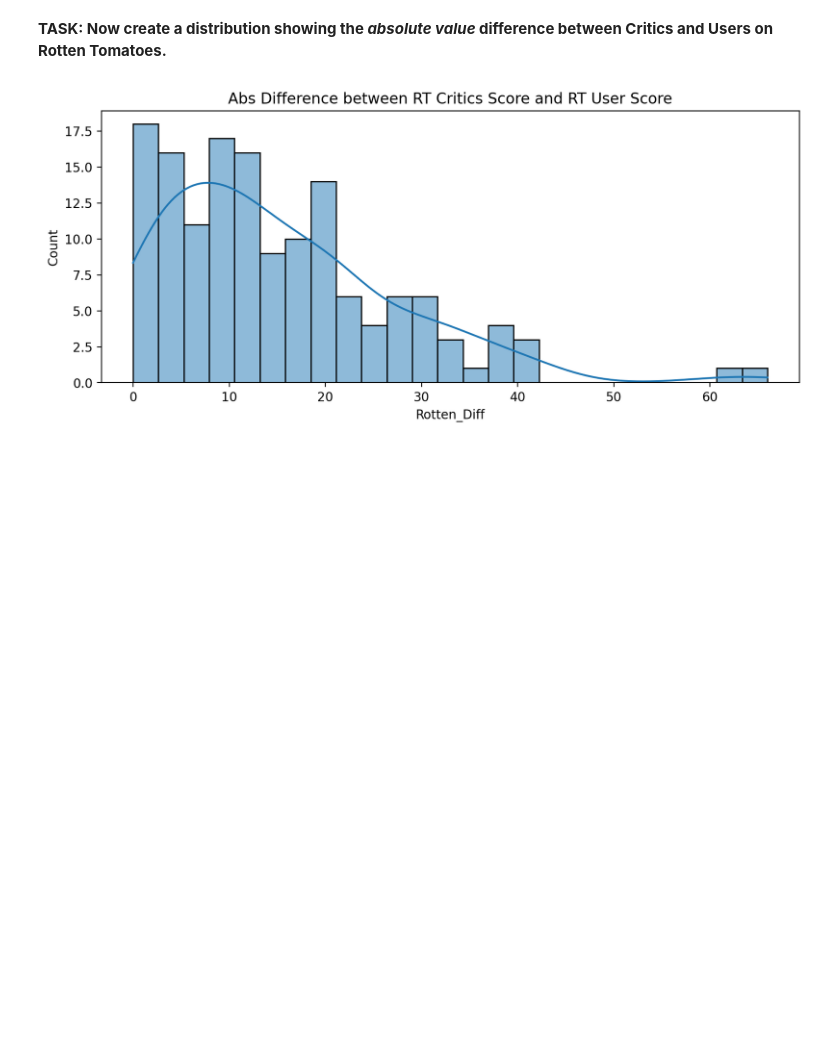
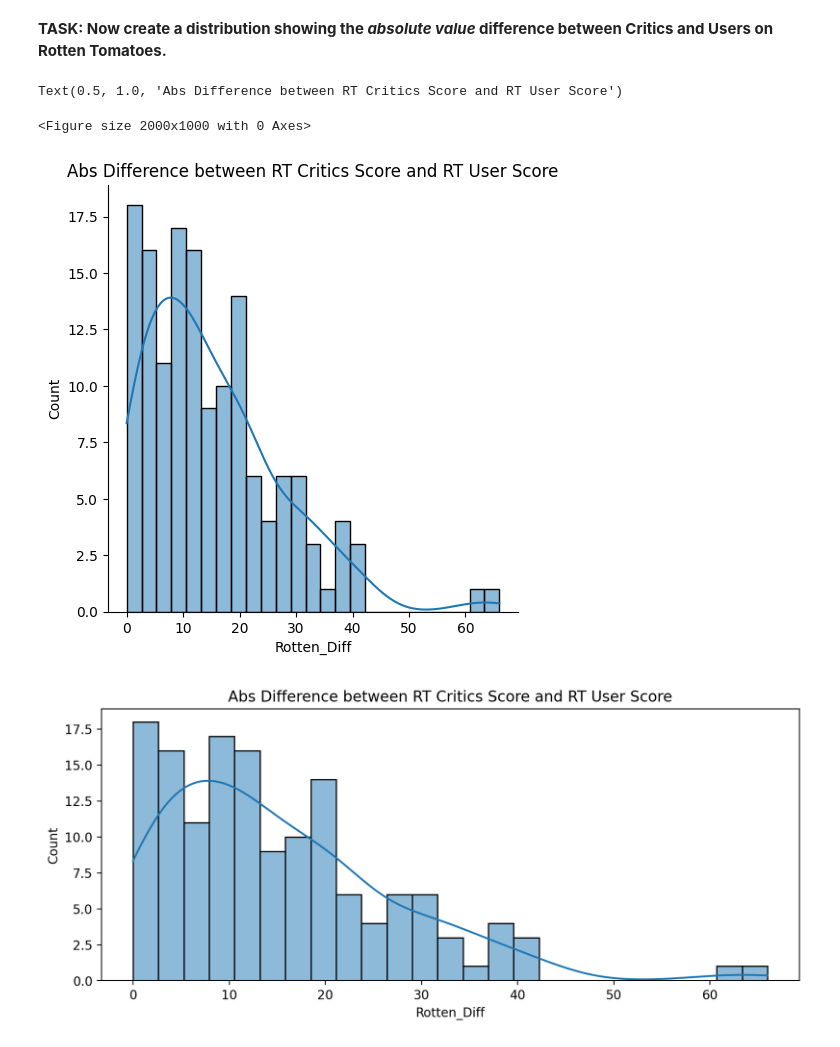
Before and after one commit to JisungWoo/UdemyCourse, a Jupyter notebook: 06-Capstone-Project/00-Capstone-Project.ipynb, the cells around one changed output. Cells and saved outputs as stored; diff of their text form; code cells hidden in the pictures; blank space fills up the shorter version.

```diff
--- a/06-Capstone-Project/00-Capstone-Project.ipynb
+++ b/06-Capstone-Project/00-Capstone-Project.ipynb
@@ -465,3 +554,12 @@ Let's now compare the overall mean difference. Since we're dealing with differen
+# %%
+#CODE HERE
+plt.figure(figsize=(10,5), dpi=200)
+sns.displot(x=all_sites['Rotten_Diff'].apply(abs), kde=True, bins=25)
+plt.title('Abs Difference between RT Critics Score and RT User Score')
+# %% [output]
+Text(0.5, 1.0, 'Abs Difference between RT Critics Score and RT User Score')
+<Figure size 2000x1000 with 0 Axes>
+[figure, added]
 # %%
 # %% [output]
 [figure]
```
Also changed, not shown: parts of 39 cells of this notebook.
